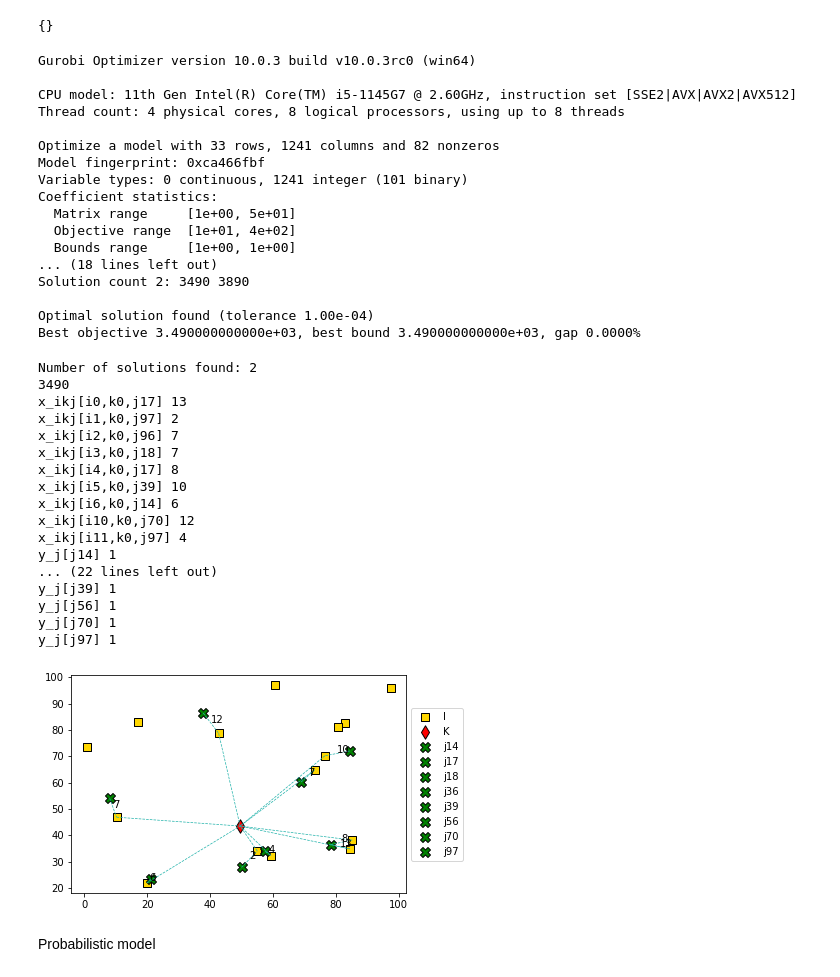
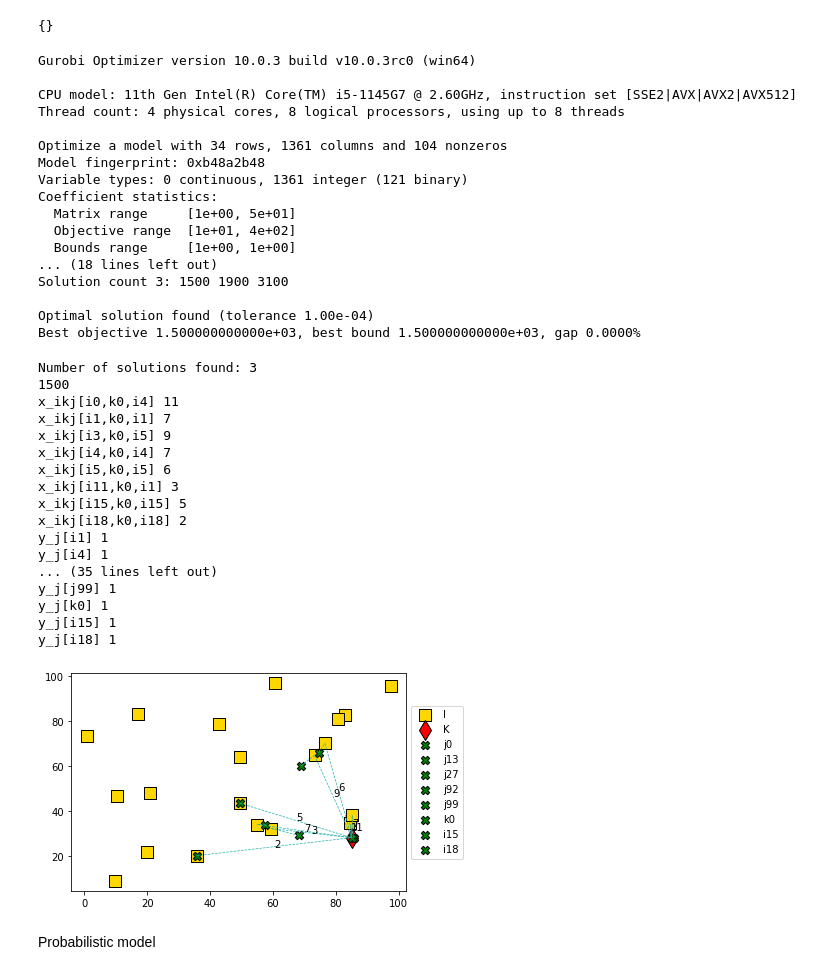
Before and after one commit to petrenaa/Master_Thesis_Drone_Specimen_Delivery, a Jupyter notebook: Specimen Delivery Project.ipynb, the cells around one changed output. Drawn from its saved outputs; the diff is of its cells as text; code cells hidden in the pictures.

```diff
--- a/Specimen Delivery Project.ipynb
+++ b/Specimen Delivery Project.ipynb
@@ -13,7 +13,7 @@ import gurobipy as gp
 from gurobipy import GRB
 # %%
 #Define the number of elememts in each set I, J, K
-i_num = 15
+i_num = 20
 k_num = 1
 j_num = 100 #Without I and K, so real j_num_real = j_num + i_num + k_num
 
@@ -46,7 +46,7 @@ for j in range(j_num):
     J.loc[j, 'Longtitude'] = round(random.uniform(0, 100), 4)
 
 J.index = J['Point number']
-J = pd.concat([J, K], axis = 0) #Include K to J
+J = pd.concat([J, K, I], axis = 0) #Include K to J
 I.index
 # %% [output]
 Index(['i0', 'i1', 'i2', 'i3', 'i4', 'i5', 'i6', 'i7', 'i8', 'i9', 'i10',
@@ -69,9 +69,17 @@ plt.legend(loc='center left', bbox_to_anchor=(1, 0.5))
 B = 100
 S = 10
 alpha = 10
-beta = 400
+
+beta = {}
+for j in J.index:
+    if j.startswith('j'):
+        beta[j] = 400
+    else:
+        beta[j] = 200
+
 q_j = {j: 50 for j in J.index}
 up_bound = 12
 mu = {i : int(round(random.uniform(0, up_bound), 0)) for i in I.index}
-mu
+
+beta
 # %% [output]
@@ -249,18 +264,18 @@ Gurobi Optimizer version 10.0.3 build v10.0.3rc0 (win64)
 CPU model: 11th Gen Intel(R) Core(TM) i5-1145G7 @ 2.60GHz, instruction set [SSE2|AVX|AVX2|AVX512]
 Thread count: 4 physical cores, 8 logical processors, using up to 8 threads
 
-Optimize a model with 33 rows, 1241 columns and 82 nonzeros
-Model fingerprint: 0xca466fbf
-Variable types: 0 continuous, 1241 integer (101 binary)
+Optimize a model with 34 rows, 1361 columns and 104 nonzeros
+Model fingerprint: 0xb48a2b48
+Variable types: 0 continuous, 1361 integer (121 binary)
 Coefficient statistics:
   Matrix range     [1e+00, 5e+01]
   Objective range  [1e+01, 4e+02]
   Bounds range     [1e+00, 1e+00]
 ... (18 lines left out)
-Solution count 2: 3490 3890
+Solution count 3: 1500 1900 3100
 
 Optimal solution found (tolerance 1.00e-04)
-Best objective 3.490000000000e+03, best bound 3.490000000000e+03, gap 0.0000%
+Best objective 1.500000000000e+03, best bound 1.500000000000e+03, gap 0.0000%
 # %%
 def ListSolution(model):
         nSolutions = model_det.SolCount
@@ -277,54 +292,54 @@ def ListSolution(model):
 
 ListSolution(model_det)
 # %% [output]
-Number of solutions found: 2
-3490
-x_ikj[i0,k0,j17] 13
-x_ikj[i1,k0,j97] 2
-x_ikj[i2,k0,j96] 7
-x_ikj[i3,k0,j18] 7
-x_ikj[i4,k0,j17] 8
-x_ikj[i5,k0,j39] 10
-x_ikj[i6,k0,j14] 6
-x_ikj[i10,k0,j70] 12
-x_ikj[i11,k0,j97] 4
-y_j[j14] 1
-... (22 lines left out)
-y_j[j39] 1
-y_j[j56] 1
-y_j[j70] 1
-y_j[j97] 1
+Number of solutions found: 3
+1500
+x_ikj[i0,k0,i4] 11
+x_ikj[i1,k0,i1] 7
+x_ikj[i3,k0,i5] 9
+x_ikj[i4,k0,i4] 7
+x_ikj[i5,k0,i5] 6
+x_ikj[i11,k0,i1] 3
+x_ikj[i15,k0,i15] 5
+x_ikj[i18,k0,i18] 2
+y_j[i1] 1
+y_j[i4] 1
+... (35 lines left out)
+y_j[j99] 1
+y_j[k0] 1
+y_j[i15] 1
+y_j[i18] 1
 # %%
 def SolutionGraph(I, K, J, model):
 
     # plt.scatter(J['Latitude'], J['Longtitude'], color = 'blue', edgecolors = 'black',
     #             marker = 'o', s = 30, label = 'J')
     plt.scatter(I['Latitude'], I['Longtitude'], color = 'gold', edgecolors = 'black',
-                marker = 's', s = 50, label = 'I')
+                marker = 's', s = 150, label = 'I')
     plt.scatter(K['Latitude'], K['Longtitude'], color = 'red', edgecolors = 'black',
-                marker = 'd', s = 90, label = 'K')
+                marker = 'd', s = 200, label = 'K')
     for v in model.getVars():
         if v.xn > 0:
             if v.varName.startswith('x_ikj'):
                 indices_x = v.varName[6:-1].split(',') #drop variable name and brackets and convert to a list of indices
                 plt.plot((J.loc[indices_x[2], 'Latitude'], I.loc[indices_x[0], 'Latitude']),
                         (J.loc[indices_x[2], 'Longtitude'], I.loc[indices_x[0], 'Longtitude']),
                         color = 'lightseagreen', linestyle = "--", linewidth = 0.7)
                 plt.plot((I.loc[indices_x[0], 'Latitude'], K.loc[indices_x[1], 'Latitude']),
                         (I.loc[indices_x[0], 'Longtitude'], K.loc[indices_x[1], 'Longtitude']),
                         color = 'lightseagreen', linestyle = "--", linewidth = 0.7)
-                plt.annotate(str(int(v.xn)), xy = ((J.loc[indices_x[2], 'Latitude'] + I.loc[indices_x[0], 'Latitude'])/2,
-                                                (J.loc[indices_x[2], 'Longtitude'] + I.loc[indices_x[0], 'Longtitude'])/2))
+                plt.annotate(str(int(v.xn)), xy = ((K.loc[indices_x[1], 'Latitude'] + I.loc[indices_x[0], 'Latitude'])/2,
+                                                (K.loc[indices_x[1], 'Longtitude'] + I.loc[indices_x[0], 'Longtitude'])/2))
             else:
                 index_y = v.varName[4:-1]
                 plt.scatter(J.loc[index_y, 'Latitude'], J.loc[index_y, 'Longtitude'], color = 'green',
-                            edgecolors = 'black', s = 100, marker = 'X', label = index_y)
+                            edgecolors = 'black', s = 70, marker = 'X', label = index_y)
     plt.legend(loc = 'center left', bbox_to_anchor = (1, 0.5))
 
 
 SolutionGraph(I, K, J, model_det)
 # %% [output]
-[figure, old version]
+[figure, new version]
 # %% [markdown]
 Probabilistic model
 # %%
```
Also changed, not shown: parts of 14 cells of this notebook.
